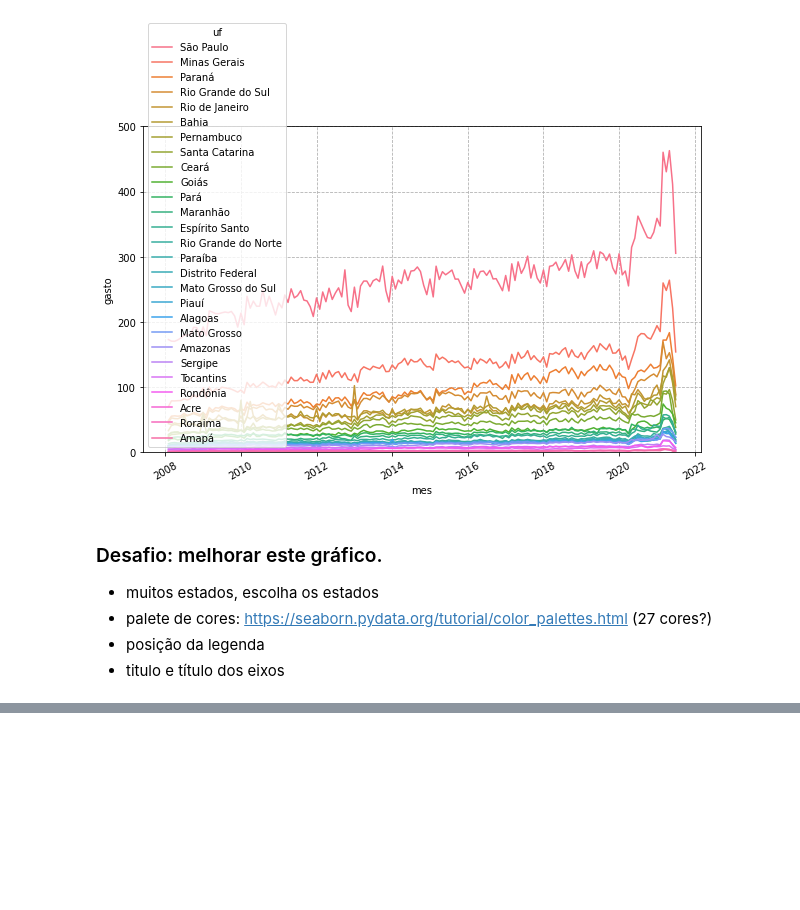
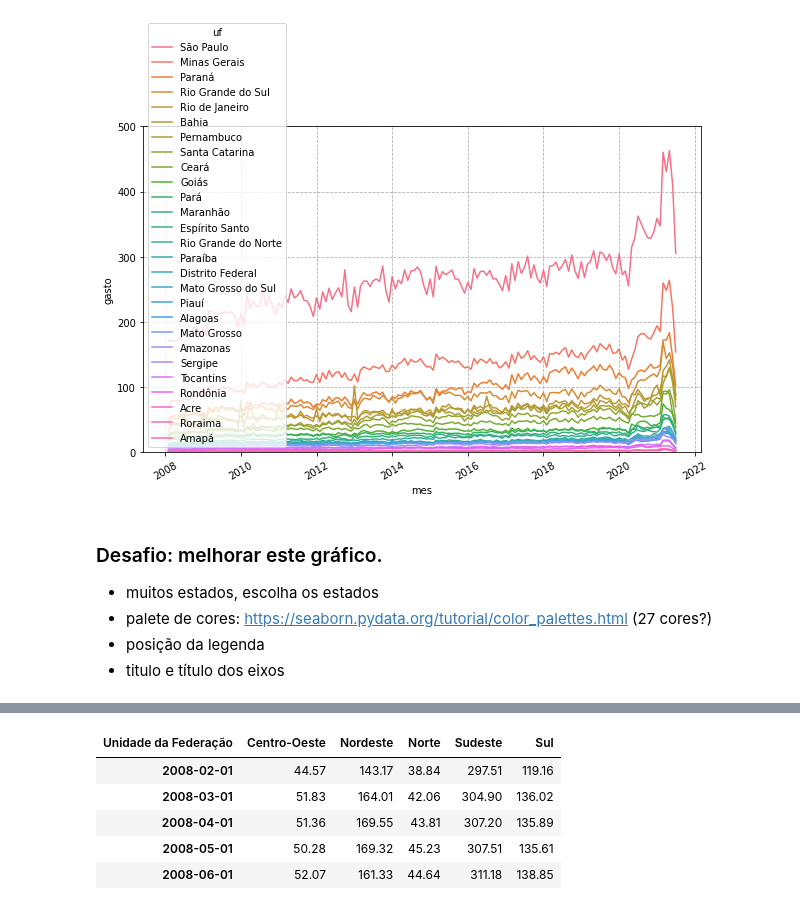
Before and after one commit to VitorFRodrigues/Data-Science-Bootcamp, a Jupyter notebook: Modulo02/Bootcamp_Datascience.ipynb, the cells around one changed output, grey strips where cells are left out. Cells and saved outputs as stored; diff of their text form; code cells hidden in the pictures; blank space fills up the shorter version.

```diff
--- a/Modulo02/Bootcamp_Datascience.ipynb
+++ b/Modulo02/Bootcamp_Datascience.ipynb
@@ -1306,0 +1364,10 @@ plt.show()
+# %%
+mensal_regioes = mensal_regioes.T.reset_index().groupby('Unidade da Federação').sum().T
+mensal_regioes.head()
+# %% [output]
+| Unidade da Federação | Centro-Oeste | Nordeste | Norte | Sudeste | Sul |
+| 2008-02-01 | 44.57 | 143.17 | 38.84 | 297.51 | 119.16 |
+| 2008-03-01 | 51.83 | 164.01 | 42.06 | 304.90 | 136.02 |
+| 2008-04-01 | 51.36 | 169.55 | 43.81 | 307.20 | 135.89 |
+| 2008-05-01 | 50.28 | 169.32 | 45.23 | 307.51 | 135.61 |
+| 2008-06-01 | 52.07 | 161.33 | 44.64 | 311.18 | 138.85 |
```
Also changed, not shown: parts of 7 cells of this notebook.
